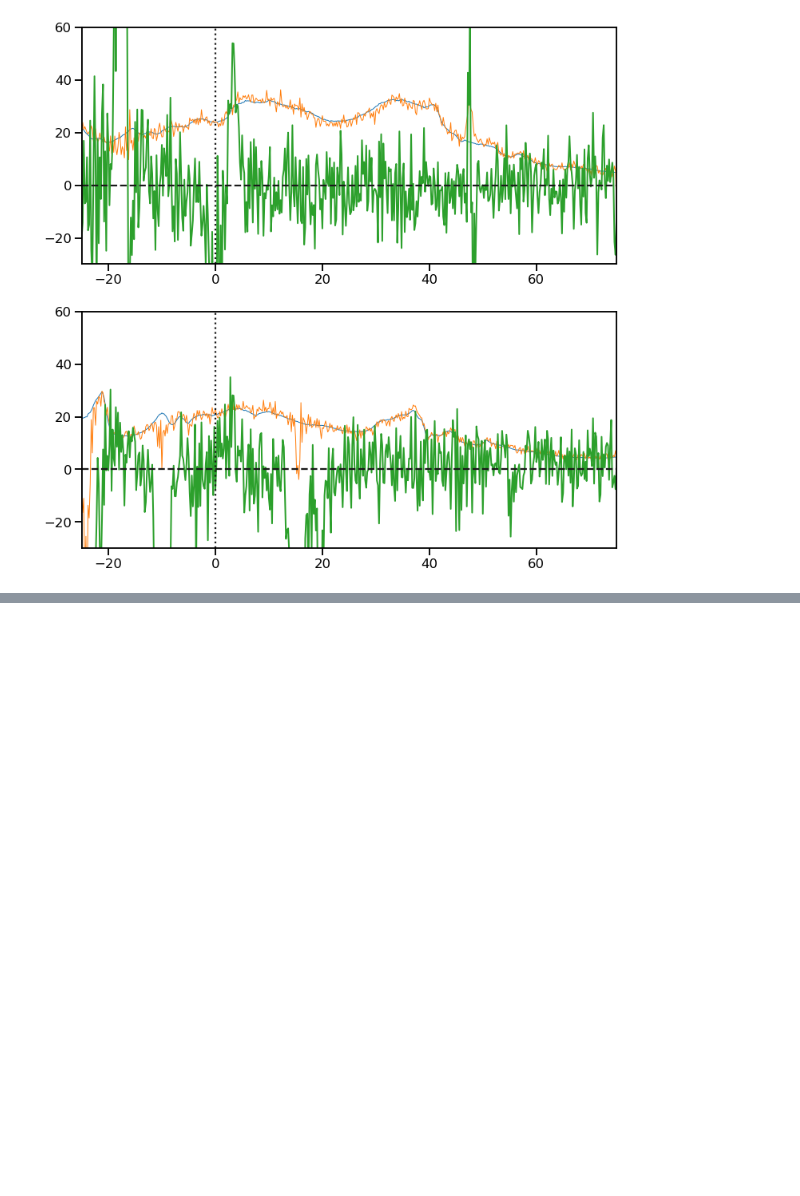
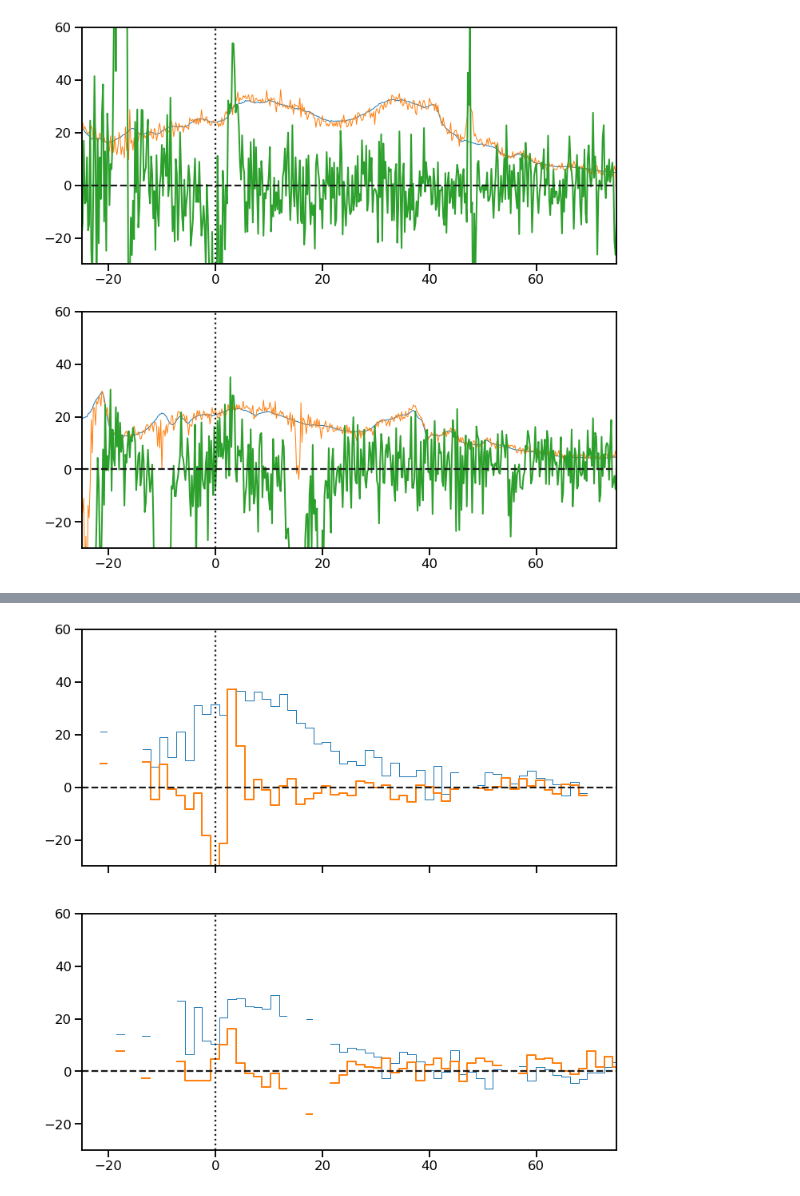
Before and after one commit to will-henney/muse-hii-regions, a Jupyter notebook: notebooks/10-01-ngc346-fors1-spatial-profiles.ipynb, the cells around one changed output, grey strips where cells are left out. Drawn from its saved outputs; the diff is of its cells as text; code cells hidden in the pictures; blank space fills up the shorter version.

```diff
--- a/notebooks/10-01-ngc346-fors1-spatial-profiles.ipynb
+++ b/notebooks/10-01-ngc346-fors1-spatial-profiles.ipynb
@@ -207,3 +231,44 @@ for ax, pos, s in zip(axes, [posA, posB], [sA, sB]):
+# %%
+fig, axes = plt.subplots(
+    2,
+    1,
+    figsize=(12, 12),
+    sharex=True,
+)
+n = 8
+e = emlines["[Ar IV] 4740"]
+axes[0].plot(
+    e.multiA[n].position, e.multiA[n].data,
+    linewidth=1.0, alpha=1.0, drawstyle="steps-mid",
+)
+axes[1].plot(
+    e.multiB[n].position, e.multiB[n].data,
+    linewidth=1.0, alpha=1.0, drawstyle="steps-mid",
+)
+
+e = emlines["He II 4686"]
+axes[0].plot(
+    e.multiA[n].position, e.multiA[n].data,
+    linewidth=2.0, alpha=1.0, drawstyle="steps-mid",
+)
+axes[1].plot(
+    e.multiB[n].position, e.multiB[n].data,
+    linewidth=2.0, alpha=1.0, drawstyle="steps-mid",
+)
+
+axes[0].axhline(0.0, linestyle="dashed", color="k")
+axes[0].axvline(0.0, linestyle="dotted", color="k")
+
+axes[1].axhline(0.0, linestyle="dashed", color="k")
+axes[1].axvline(0.0, linestyle="dotted", color="k")
+
+for ax in axes:
+    ax.set(
+        xlim=[-25, 75],
+        ylim=[-30, 60],
+    )
+# %% [output]
+[figure, added]
 # %%
 fig, axes = plt.subplots(2, 1, figsize=(12, 6))
 for ax, pos, s in zip(axes, [posA, posB], [sA, sB]):
```
Also changed, not shown: parts of 28 cells of this notebook, 32 other files.
